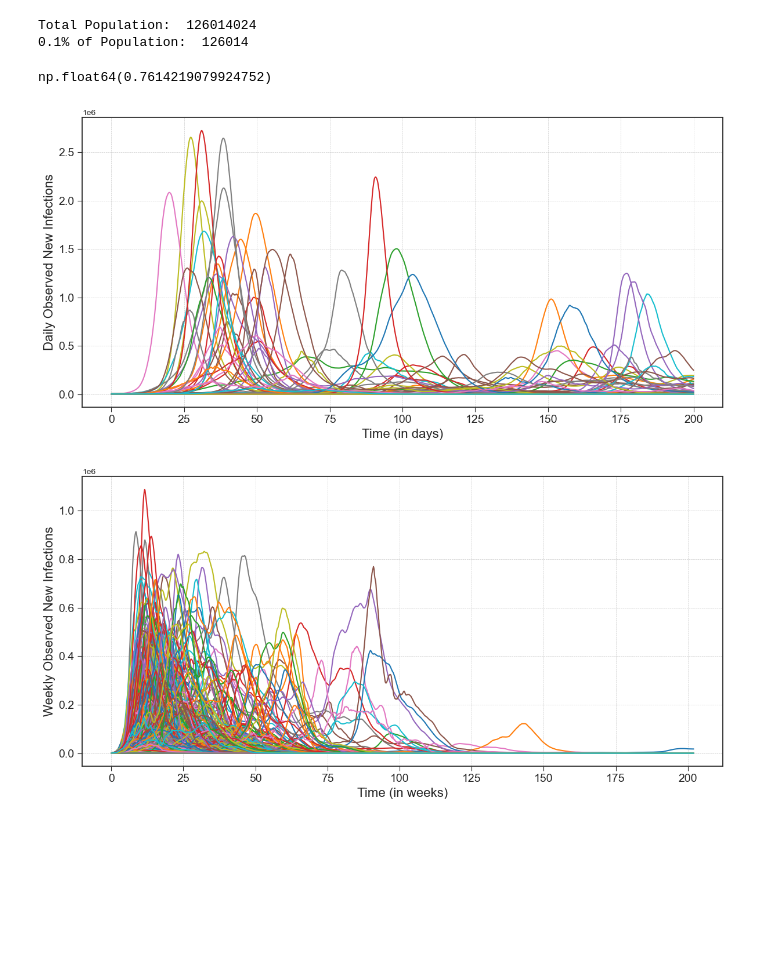
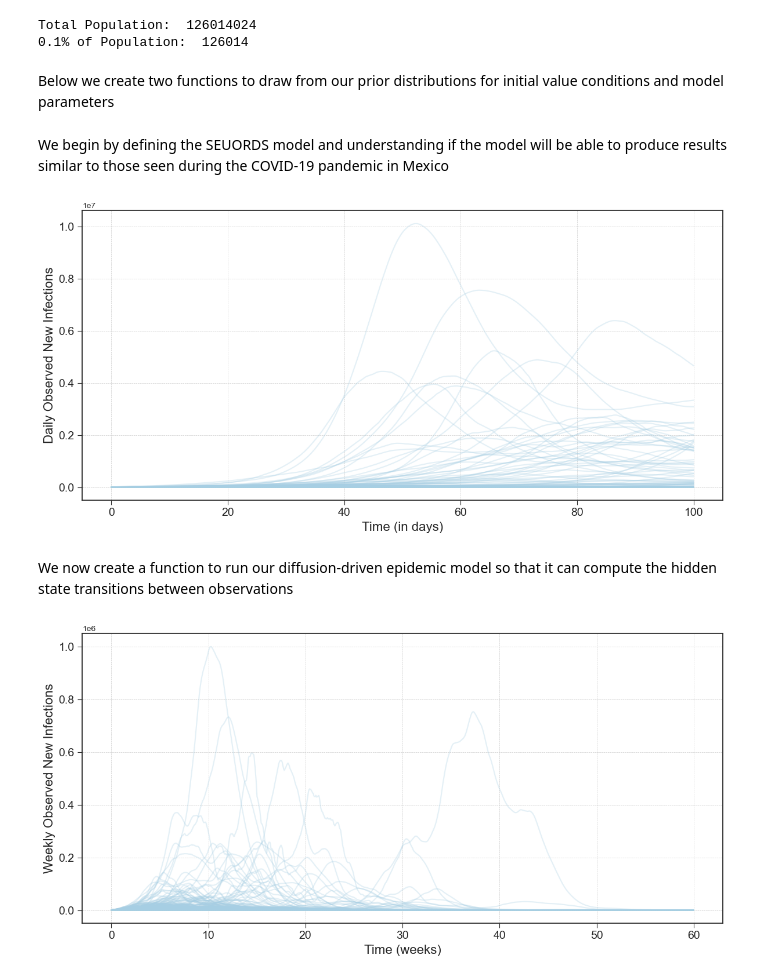
Before and after one commit to rosastreg/Undergrad_AM_Thesis, a Jupyter notebook: Notebooks/Model.ipynb, the cells around one changed output. Cells and saved outputs as stored; diff of their text form; code cells hidden in the pictures; blank space fills up the shorter version.

Commit message:
updated model for sequential weekly data generation

```diff
--- a/Notebooks/Model.ipynb
+++ b/Notebooks/Model.ipynb
@@ -31,20 +32,18 @@ print('0.1% of Population: ', np.round(0.001*N).astype(int))
 # %% [output]
 Total Population:  126014024
 0.1% of Population:  126014
-# %%
-stats.beta(7.2, 0.8).rvs()
-# %% [output]
-np.float64(0.7614219079924752)
+# %% [markdown]
+Below we create two functions to draw from our prior distributions for initial value conditions and model parameters
 # %%
 # Initial Value Conditions Prior
 def set_IVC(N, rho, nu, num_particles):
     R = np.zeros(num_particles)
     D = np.zeros(num_particles)
     E = np.round(stats.uniform(0, np.round(0.001 * N).astype(int)).rvs(num_particles))
-    U = np.round(stats.uniform(0, np.round(rho * nu * E).astype(int)).rvs(num_particles))
-    O = np.round(stats.uniform(0, np.round((1 - rho) * nu * E).astype(int)).rvs(num_particles))
-    E -=  U + O
-    S = N - E - U - O
+    U = np.round(stats.uniform(0, np.round(E).astype(int)).rvs(num_particles))
+    O = np.zeros(num_particles)
+    E -=  U
+    S = N - E - U
 
     beta = stats.uniform(0,1).rvs(num_particles)
     mu = stats.uniform(0,1).rvs(num_particles)
@@ -62,9 +61,12 @@ def set_param_priors():
     psi_d = stats.gamma(50,scale=100).rvs()
 
     return [alpha, rho, nu, gamma, sigma_b, sigma_m, psi_o, psi_d]
+# %% [markdown]
+We begin by defining the SEUORDS model and understanding if the model will be able to produce results similar to those seen during the COVID-19 pandemic in Mexico
 # %%
-T = 200
-h = 1/14
+T = 100
+m = 3
+h = 1/(m+1)
 num_steps = int(T / h)
 num_particles=100
 
@@ -89,8 +91,8 @@ for t in range(1, num_steps):
     Z1[:,t] = Z1[:,t-1] + sigma_b * np.sqrt(h) * dB1
     Z2[:,t] = Z2[:,t-1] + sigma_m * np.sqrt(h) * dB2
     # Update time-varying parameter values
-    X[6,:,t] = np.exp(Z1[:,t]) #1 / (1 + np.exp(-Z1[:, t])) # np.exp(Z1[:,t]) #update beta(t)
-    X[7,:,t] = np.exp(Z2[:,t]) #1 / (1 + np.exp(-Z2[:, t])) # np.exp(Z2[:,t]) #update mu(t)
+    X[6,:,t] = 1 / (1 + np.exp(-Z1[:, t])) # np.exp(Z1[:,t]) #update beta(t)
+    X[7,:,t] = 1 / (1 + np.exp(-Z2[:, t])) # np.exp(Z2[:,t]) #update mu(t)
 
     #Update SEUORDS model
     X[0,:,t] =  X[0,:,t-1] + (-X[6,:,t]*(X[2,:,t-1] + X[3,:,t-1])*X[0,:,t-1]/N + alpha*X[4,:,t-1])*h   # S-Susceptibles
@@ -105,7 +107,7 @@ plt.style.use('seaborn-v0_8-ticks')
 colors = sns.color_palette('Paired')
 
 for p in range(num_particles):
-    plt.plot(time,X[3, p, :])
+    plt.plot(time,X[3, p, :], color=colors[0], alpha=0.3)
 
 plt.grid(visible=True, linestyle='--', linewidth=0.5)
 plt.xlabel('Time (in days)', fontsize=16)
@@ -115,5 +117,7 @@ plt.grid(visible=True, linestyle='--', linewidth=0.5)
 plt.tight_layout()
 plt.show()
 # %% [output]
-[figure, old version]
+[figure, new version]
+# %% [markdown]
+We now create a function to run our diffusion-driven epidemic model so that it can compute the hidden state transitions between observations
 # %%
@@ -155,51 +169,41 @@ def BM_SEUORDS(X_in, params, num_particles, h):
 # %%
-T = 202
-h = 1/2
+T = 60
+m = 2
 num_particles = 500
-num_steps_per_week = int(7 / h)  # 168 steps per week
-
-# Correct total_steps calculation
-total_steps = T * num_steps_per_week  # 52 weeks * 168 steps = 8736 steps total
+num_steps_per_week = 7 * (m + 1)
+total_steps = T * num_steps_per_week
 
 # Set initial conditions
 params = set_param_priors()
 initial_states = set_IVC(N, params[1], params[2], num_particles)
-states = np.zeros([initial_states.shape[0], num_particles, total_steps+1])
+states = np.zeros([initial_states.shape[0], num_particles, total_steps + 1])  # Extra step to use last point from past week as initial value condition
 states[:, :, 0] = initial_states
+aggregates = np.zeros([2, num_particles, total_steps])
+start_idx = 0
 
 # Run the model with weekly aggregation
-for t in range(1,T+1):
-    # Set initial input for the current week
-    if t == 1:
-        # Use the initial state for the first week
-        start_idx = 0
-    else:
-        # Use the last computed state from the previous week for subsequent weeks
-        start_idx = end_idx - 1
+for t in range(T):
+    end_idx = start_idx + num_steps_per_week
+    weekly_results, new_observed, new_deaths = BM_SEUORDS(states[:, :, start_idx], params, num_particles, m)
+    states[:, :, start_idx:end_idx + 1] = weekly_results
+    aggregates[:,:,t] = np.stack((new_observed, new_deaths), axis=0)
+    start_idx = end_idx
 
-    end_idx = start_idx + num_steps_per_week + 1
+# Plot the simulation for each particle
+time = np.linspace(0, T, total_steps)  # Include the extra final point for plotting
 
-    weekly_results = BM_SEUORDS(states[:, :, start_idx], params, num_particles, h)
-    states[:, :, start_idx:end_idx] = weekly_results
-
-#Plot the simulation
-total_steps = states.shape[2]
-time = np.linspace(0, T, total_steps)
-
-plt.figure(figsize=(12,6))
+plt.figure(figsize=(12, 6))
 plt.style.use('seaborn-v0_8-ticks')
 colors = sns.color_palette('Paired')
 
 for p in range(num_particles):
-    plt.plot(time,states[3,p,:])
-    plt.xlabel('Time (weeks)')
+    plt.plot(time, states[3, p, :-1], color=colors[0], alpha=0.3)
 
-plt.grid(visible=True, linestyle='--', linewidth=0.5)
-plt.xlabel('Time (in weeks)', fontsize=16)
+plt.xlabel('Time (weeks)', fontsize=16)
 plt.ylabel('Weekly Observed New Infections', fontsize=16)
 plt.tick_params(axis='both', which='major', labelsize=14)
 plt.grid(visible=True, linestyle='--', linewidth=0.5)
 plt.tight_layout()
 plt.show()
 # %% [output]
-[figure, old version]
+[figure, new version]
```
Also changed, not shown: parts of 7 cells of this notebook.
